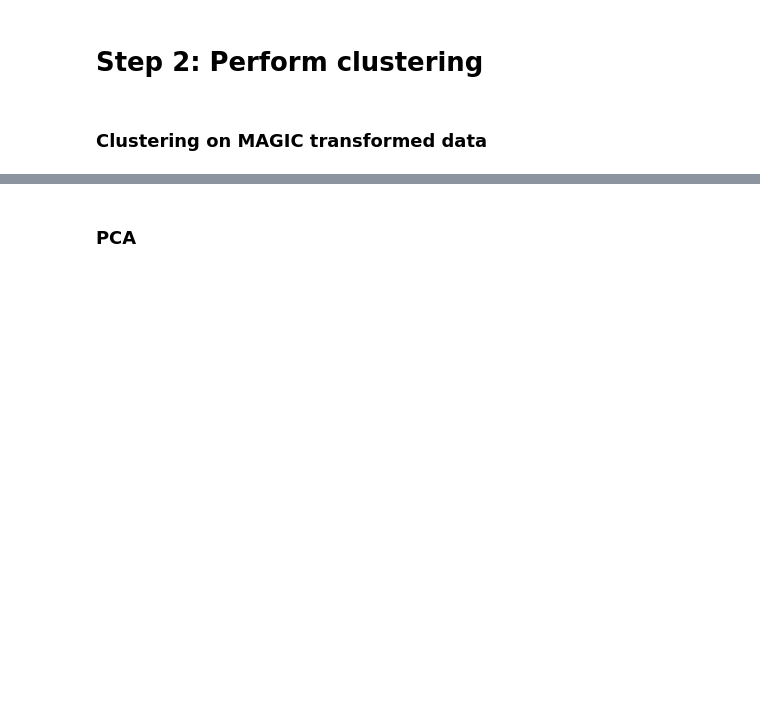
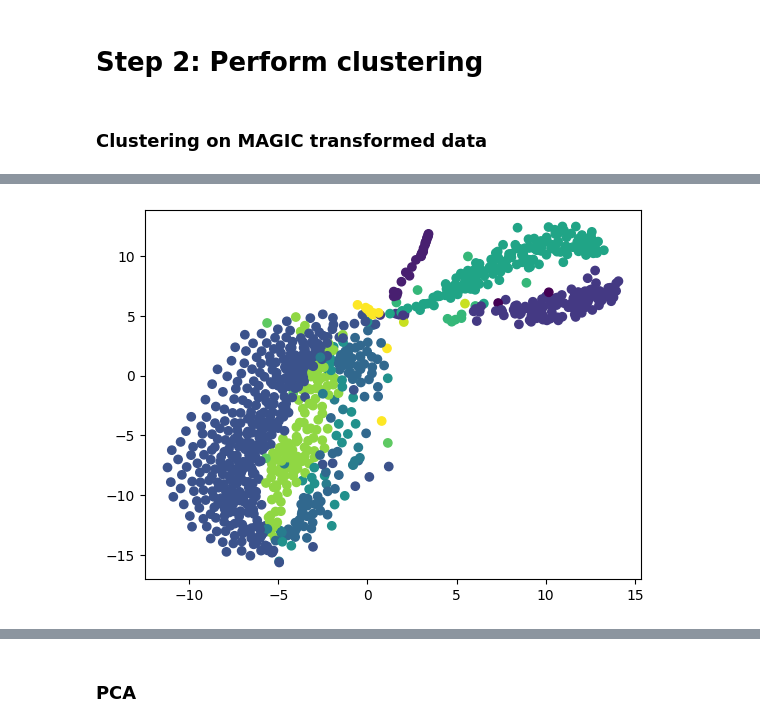
Before and after one commit to acarballocastro/ML4G, a Jupyter notebook: Project2_starter_code_template.ipynb, the cells around one changed output, grey strips where cells are left out. Cells and saved outputs as stored; diff of their text form; code cells hidden in the pictures; blank space fills up the shorter version.

```diff
--- a/Project2_starter_code_template.ipynb
+++ b/Project2_starter_code_template.ipynb
@@ -250,0 +294,11 @@ pancreas_tsne = tsne.fit_transform(sc_pancreas_norm)
+# %%
+cell_labels = sc_pancreas_metadata['Celltype']
+encoder = LabelEncoder()
+encoded_label = encoder.fit_transform(cell_labels)
+decoded_label = encoder.inverse_transform(encoded_label)
+# %%
+#Check that the encoded labels match with the real labels and that we have the same number of them
+decoded_set = set(np.ndarray.tolist(decoded_label))
+df = pd.DataFrame(encoded_label)
+print(df.iloc[:,0].value_counts())
+print(sc_pancreas_metadata['Celltype'].value_counts())
@@ -251,2 +323,17 @@ pancreas_tsne = tsne.fit_transform(sc_pancreas_norm)
+# %%
+fig, ax = plt.subplots()
+count=0
+""""
+for color in zip(encoded_label):
+    x= train_tsne[count, 0]
+    y = train_tsne[count, 1]
+    ax.scatter(x,y,c= color[0])
+    count +=1
+#plt.scatter(train_tsne[:,0], train_tsne[:,1], c=encoded_label)
+ax.legend(decoded_set)
+"""
+scatter = ax.scatter(train_tsne[:,0], train_tsne[:,1], c= encoded_label, label = encoded_label)
+# %% [output]
+[figure, added]
 # %%
 # Perform K-means clustering
```
Also changed, not shown: parts of 29 cells of this notebook.
